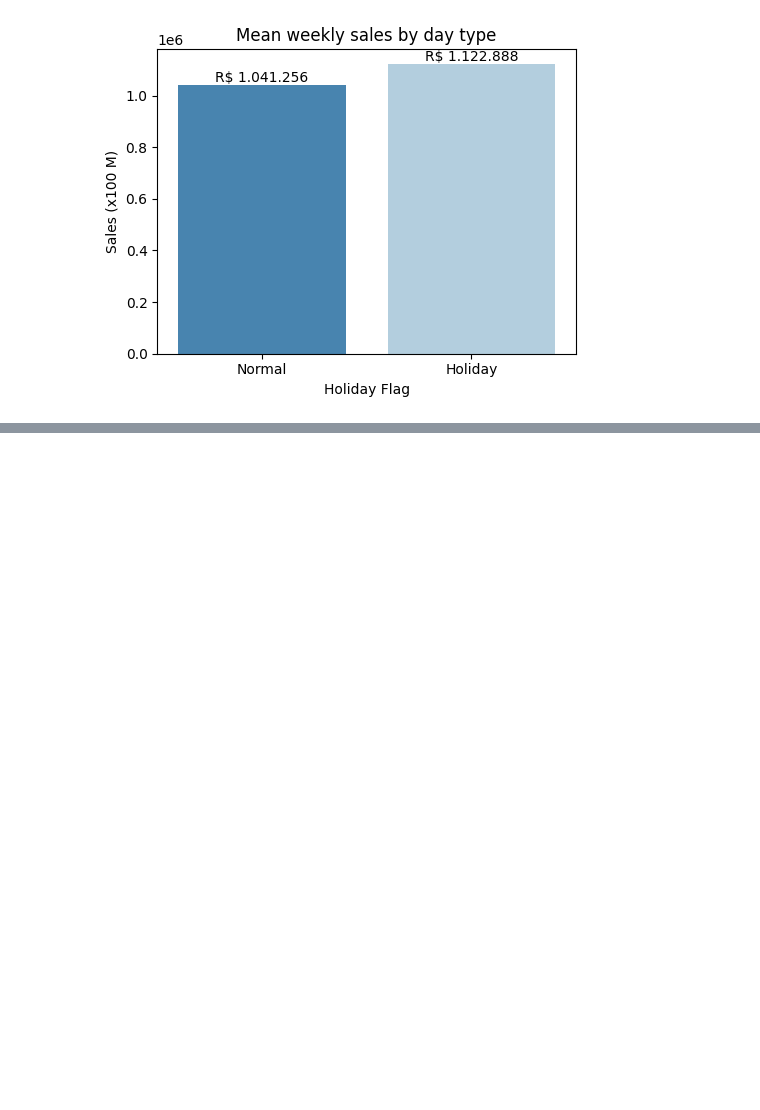
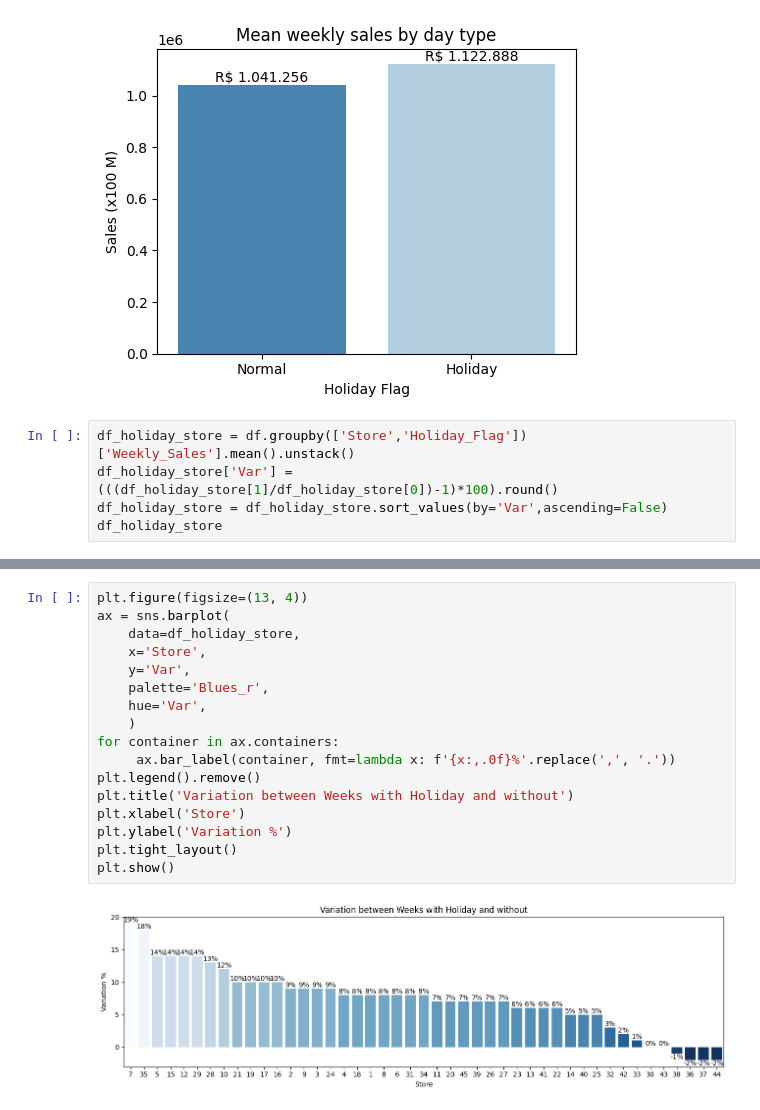
Before and after one commit to diogobueno-analytics/walmart-sales, a Jupyter notebook: walmart_analysis.ipynb, the cells around one changed output, grey strips where cells are left out. Drawn from its saved outputs; the diff is of its cells as text; blank space fills up the shorter version.

```diff
--- a/walmart_analysis.ipynb
+++ b/walmart_analysis.ipynb
@@ -259,3 +260,8 @@ plt.tight_layout()
 plt.show()
 # %% [output]
 [figure]
+# %%
+df_holiday_store = df.groupby(['Store','Holiday_Flag'])['Weekly_Sales'].mean().unstack()
+df_holiday_store['Var'] = (((df_holiday_store[1]/df_holiday_store[0])-1)*100).round()
+df_holiday_store = df_holiday_store.sort_values(by='Var',ascending=False)
+df_holiday_store
@@ -261,0 +291,19 @@ plt.show()
+# %%
+plt.figure(figsize=(13, 4))
+ax = sns.barplot(
+    data=df_holiday_store,
+    x='Store',
+    y='Var',
+    palette='Blues_r',
+    hue='Var',
+    )
+for container in ax.containers:
+     ax.bar_label(container, fmt=lambda x: f'{x:,.0f}%'.replace(',', '.'))
+plt.legend().remove()
+plt.title('Variation between Weeks with Holiday and without')
+plt.xlabel('Store')
+plt.ylabel('Variation %')
+plt.tight_layout()
+plt.show()
+# %% [output]
+[figure, added]
```
Also changed, not shown: parts of 8 cells of this notebook.
